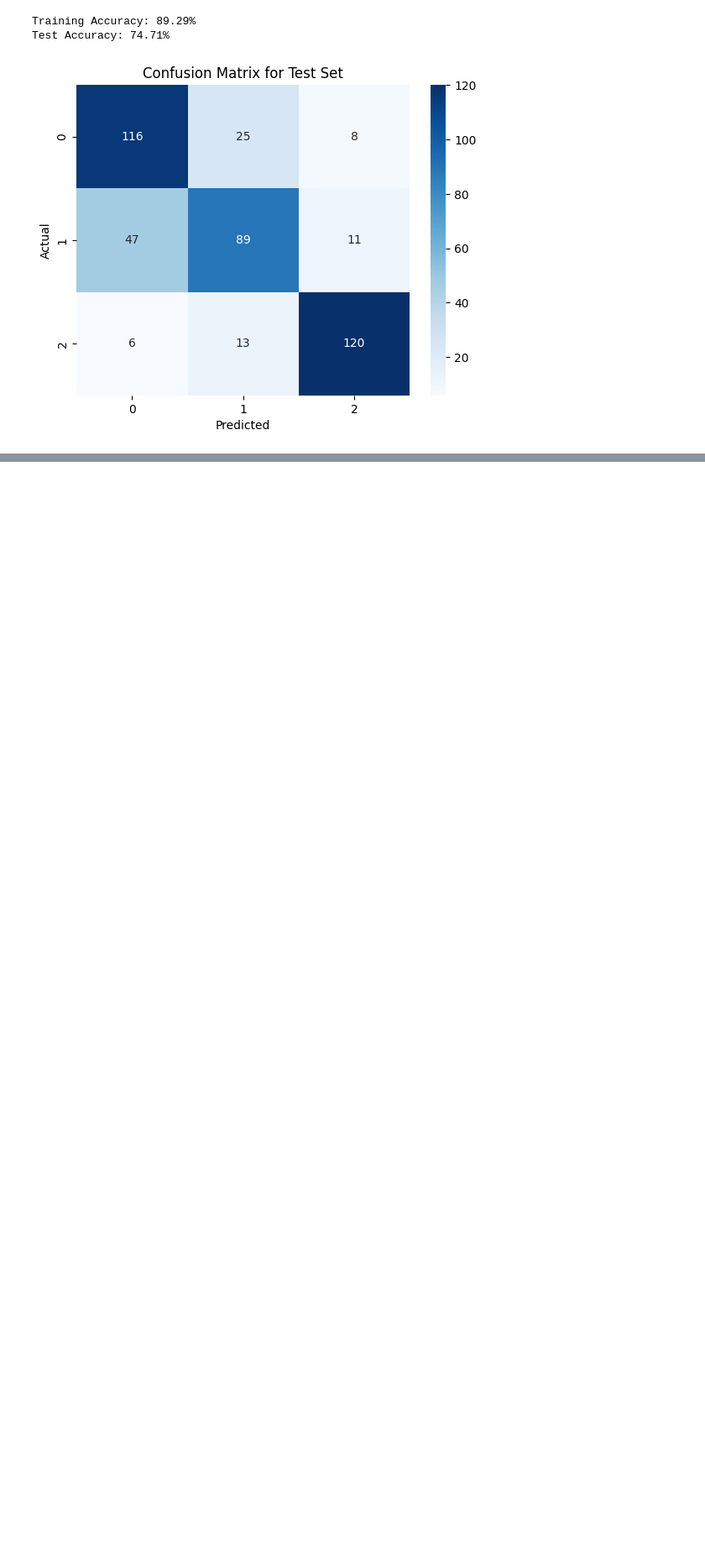
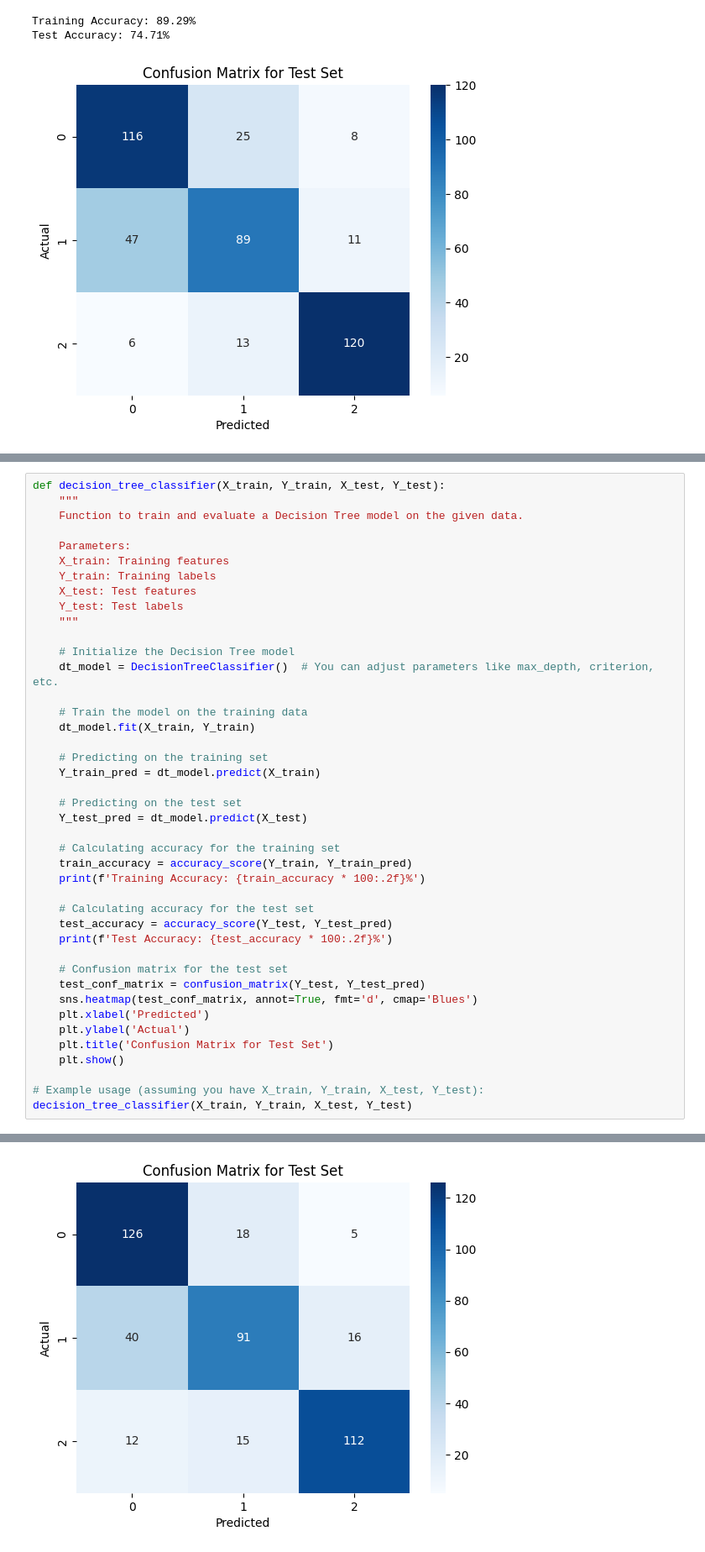
Before and after one commit to Arjun650/MachineLearning, a Jupyter notebook: Project.ipynb, the cells around one changed output, grey strips where cells are left out. Shown at 84% size. Saved outputs shown, nothing was run; the diff lists cells and outputs as text; blank space fills up the shorter version.

```diff
--- a/Project.ipynb
+++ b/Project.ipynb
@@ -389,0 +519,43 @@ Test Accuracy: 74.71%
+# %%
+def decision_tree_classifier(X_train, Y_train, X_test, Y_test):
+    """
+    Function to train and evaluate a Decision Tree model on the given data.
+
+    Parameters:
+    X_train: Training features
+    Y_train: Training labels
+    X_test: Test features
+    Y_test: Test labels
+    """
+
+    # Initialize the Decision Tree model
+    dt_model = DecisionTreeClassifier()  # You can adjust parameters like max_depth, criterion, etc.
+
+    # Train the model on the training data
+    dt_model.fit(X_train, Y_train)
+
+    # Predicting on the training set
+    Y_train_pred = dt_model.predict(X_train)
+
+    # Predicting on the test set
+    Y_test_pred = dt_model.predict(X_test)
+
+    # Calculating accuracy for the training set
+    train_accuracy = accuracy_score(Y_train, Y_train_pred)
+    print(f'Training Accuracy: {train_accuracy * 100:.2f}%')
+
+    # Calculating accuracy for the test set
+    test_accuracy = accuracy_score(Y_test, Y_test_pred)
+    print(f'Test Accuracy: {test_accuracy * 100:.2f}%')
+
+    # Confusion matrix for the test set
+    test_conf_matrix = confusion_matrix(Y_test, Y_test_pred)
+    sns.heatmap(test_conf_matrix, annot=True, fmt='d', cmap='Blues')
+    plt.xlabel('Predicted')
+    plt.ylabel('Actual')
+    plt.title('Confusion Matrix for Test Set')
+    plt.show()
+
+# Example usage (assuming you have X_train, Y_train, X_test, Y_test):
+decision_tree_classifier(X_train, Y_train, X_test, Y_test)
+# %% [output]
@@ -389,0 +564 @@ Test Accuracy: 74.71%
+[figure, added]
```
Also changed, not shown: parts of 11 cells of this notebook.
